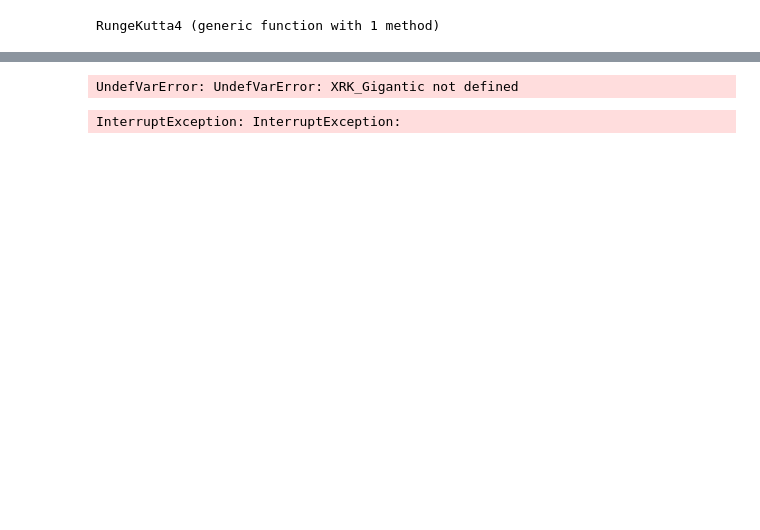
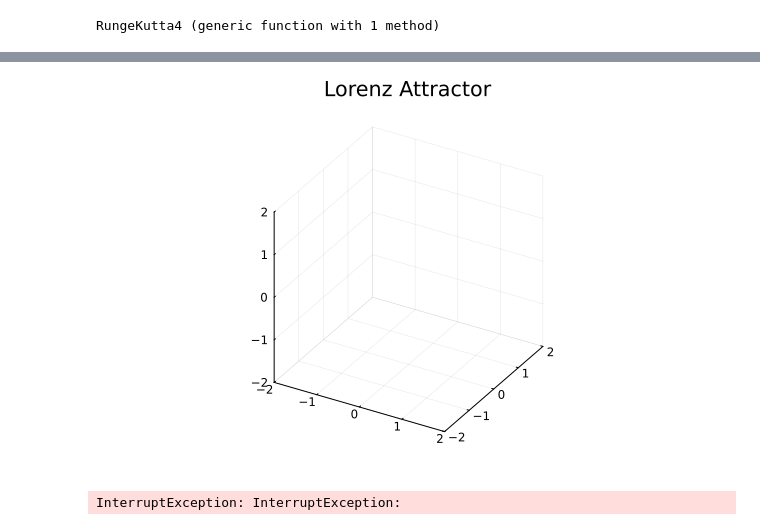
Before and after one commit to eiralarsson/Lorentz-System-Degree-Project, a Jupyter notebook: Numerical-Solvers/globally_stable_origin.ipynb, the cells around one changed output, grey strips where cells are left out. Drawn from its saved outputs; the diff is of its cells as text; code cells hidden in the pictures; blank space fills up the shorter version.

```diff
--- a/Numerical-Solvers/globally_stable_origin.ipynb
+++ b/Numerical-Solvers/globally_stable_origin.ipynb
@@ -76,17 +109,39 @@ plot!(XRK_Gigantic[3,1,:],XRK_Gigantic[3,2,:],XRK_Gigantic[3,3,:],label="RK4",le
 # %%
-plot(XRK_Gigantic[1,1,:],XRK_Gigantic[1,2,:],XRK_Gigantic[1,3,:],label="RK4",legend=:bottomright)
-for i=2:nr_of_dots
-    p = push!(XRK_Gigantic[i,1,:],XRK_Gigantic[i,2,:],XRK_Gigantic[i,3,:],label="RK4",legend=:bottomright)
+plt = plot3d(
+    1,
+    xlim = (-2, 2),
+    ylim = (-2, 2),
+    zlim = (-2, 2),
+    title = "Lorenz Attractor",
+    legend = false,
+    #marker = 2,
+)
+
+for i=1:nr_of_dots
+    push!(plt,XRK_Gigantic[i,1,:],XRK_Gigantic[i,2,:],XRK_Gigantic[i,3,:])
 end
+plt
 # %% [output]
-UndefVarError: UndefVarError: XRK_Gigantic not defined
+[figure, added]
-# %%
-anim = @animate for i=1:Int(tim/Δt_RK)
-    plot(XRK_Gigantic[:,1,i],XRK_Gigantic[:,2,i],XRK_Gigantic[:,3,i],label="RK4",legend=:bottomright)
-end
-gif(anim, "RK4.gif", fps = 15)
-# %% [output]
-InterruptException: InterruptException:
+# %%
+plt = plot3d(
+    1,
+    xlim = (-1, 1),
+    ylim = (-1, 1),
+    zlim = (-1, 1),
+    title = "Lorenz Attractor",
+    legend = false,
+    #marker = 2,
+)
+
+for j=1:nr_of_dots
+    for i=1:Int(tim/Δt)
+        push!(plt,XRK_Gigantic[j,1,i],XRK_Gigantic[j,2,i],XRK_Gigantic[j,3,i])
+    end
+end
+plt
+# %% [output]
+InterruptException: InterruptException:
 # %%
 plot(XRK[1,:],XRK[2,:],XRK[3,:],label="RK4",legend=:bottomright)
 # %% [output]
```
Also changed, not shown: parts of 11 cells of this notebook, 1 other file.
